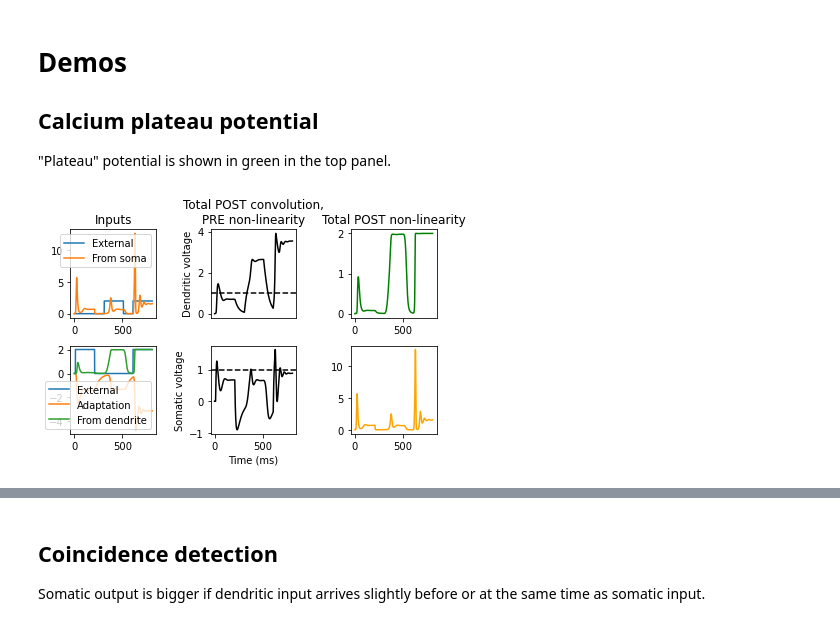
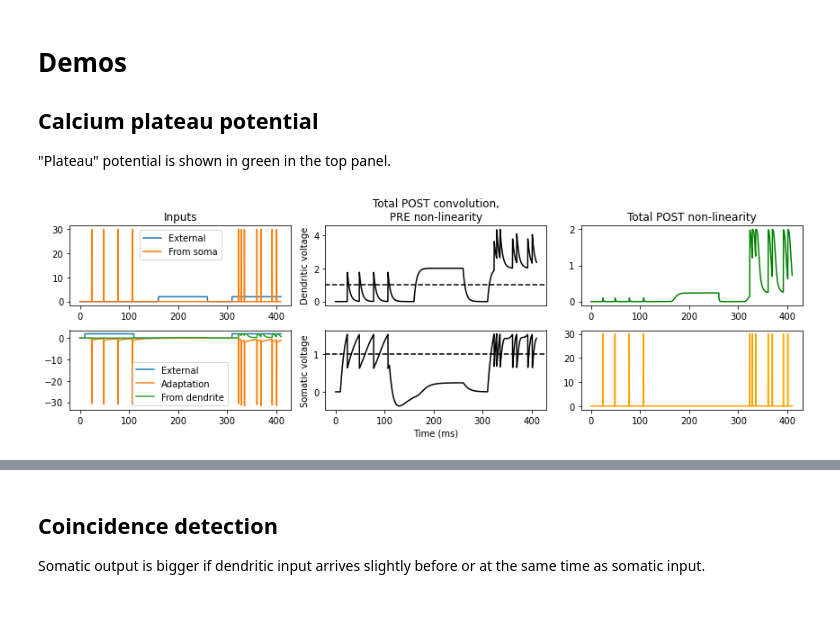
Before and after one commit to nauralcodinglab/linear-nonlinear-dendrites, a Jupyter notebook: emerson-scrap-notebooks/dendro_somatic_interactions.ipynb, the cells around one changed output, grey strips where cells are left out. Cells and saved outputs as stored; diff of their text form; code cells hidden in the pictures.

Commit message:
Dirty notebook with figures sent to Blake & Richard
Notebook needs cleaning up, but figures are probably
good-enough-for-zoom quality.

```diff
--- a/emerson-scrap-notebooks/dendro_somatic_interactions.ipynb
+++ b/emerson-scrap-notebooks/dendro_somatic_interactions.ipynb
@@ -14,7 +14,7 @@ from ezephys import pltools
 # %% [markdown]
 Configure global variables.
 # %%
-TIMESTEP_WIDTH = 0.05
+TIMESTEP_WIDTH = 0.1
 # %% [markdown]
 Simulation code for the model.
 # %%
@@ -188,7 +188,7 @@ class TwoCompartmentNeuron:
             recorder = TwoCompartmentNeuronStateRecord(len(somatic_input), dt)
 
             # Run the simulation.
-            for t_next in trange(1, len(somatic_input) + 1):
+            for t_next in trange(1, len(somatic_input) + 1, leave=False):
                 # Record current state.
                 recorder._record(self.__state)
 
@@ -254,10 +254,13 @@ colors = {
 # %% [markdown]
 Create the model.
 # %%
+adaptation_kernel = get_exponential_kernel(tau_ms=20., kernel_length_ms=200.)
+adaptation_kernel *= 2.
+adaptation_kernel[0] = 1.
 model = TwoCompartmentNeuron(
-    adaptation_kernel=st.BiexponentialSynapticKernel(1., 2., 50., 'auc', 1000., TIMESTEP_WIDTH).kernel.flatten() / 10.,
+    adaptation_kernel=adaptation_kernel,
     somatic_kernel=get_exponential_kernel(tau_ms=10., kernel_length_ms=100.),
-    dendritic_kernel=get_exponential_kernel(tau_ms=40., kernel_length_ms=400.),
-    sodium_nonlinearity=get_sigmoid(1.5, 0.25, 20.),
-    dendritic_nonlinearity=get_sigmoid(1.5, 0.25, 2.)
+    dendritic_kernel=get_exponential_kernel(tau_ms=5., kernel_length_ms=50.),
+    sodium_nonlinearity=lambda x: 0. if x < 1.5 else 30.,
+    dendritic_nonlinearity=get_sigmoid(2.5, 0.25, 2.)
 )
@@ -280,54 +279,53 @@ def delayed_pulse(delay: float, total_duration: float = 125.) -> st.ConvolvedSti
 
 "Plateau" potential is shown in green in the top panel.
 # %%
-somatic_pulse_time = 10
-somatic_input = delayed_pulse(somatic_pulse_time, 60)
-dend_pulse = delayed_pulse(10, 60)
+somatic_input = 0.2 * st.StepStimulus([10, 100, 50, 100, 50, 100], [0, 10, 0, 0, 0, 10], TIMESTEP_WIDTH).command.flatten()
+dendritic_input = 0.2 * st.StepStimulus([10, 100, 50, 100, 50, 100], [0, 0, 0, 10, 0, 10], TIMESTEP_WIDTH).command.flatten()
 
 response = model(
-    0.2 * st.StepStimulus([10, 200, 100, 200, 100, 200], [0, 10, 0, 0, 0, 10], TIMESTEP_WIDTH).command.flatten(),
-    0.2 * st.StepStimulus([10, 200, 100, 200, 100, 200], [0, 0, 0, 10, 0, 10], TIMESTEP_WIDTH).command.flatten()
+    somatic_input,
+    dendritic_input
 )
 
 spec = gs.GridSpec(2, 3, height_ratios=(1, 1))
 
-plt.figure(figsize=(6, 4))
+plt.figure(figsize=(12, 4))
 
 plt.subplot(spec[0, 0])
 plt.title('Inputs')
-plt.plot(response.time, 0.2 * st.StepStimulus([10, 200, 100, 200, 100, 200], [0, 0, 0, 10, 0, 10], TIMESTEP_WIDTH).command.flatten(), label='External')
+plt.plot(response.time, dendritic_input, label='External')
 plt.plot(response.time, response['Vs_tot'], label='From soma')
 plt.legend()
 
 plt.subplot(spec[1, 0])
 plt.plot(
     response.time,
-    0.2 * st.StepStimulus([10, 200, 100, 200, 100, 200], [0, 10, 0, 0, 0, 10], TIMESTEP_WIDTH).command.flatten(), label='External'
+    somatic_input, label='External'
 )
 plt.plot(response.time, -response['Vs_ad'], label='Adaptation')
 plt.plot(response.time, response['Vd_tot'], label='From dendrite')
 plt.legend()
 
 plt.subplot(spec[0, 1])
 plt.title('Total POST convolution,\nPRE non-linearity')
 plt.plot(response.time, response['Vd_linear'], '-', color=colors['Vd_linear'], label=labels['Vd_linear'])
 plt.axhline(1, color='k', ls='--', label='Ca spike threshold')
 plt.ylabel('Dendritic voltage')
 plt.xticks([])
 
 plt.subplot(spec[0, 2])
 plt.title('Total POST non-linearity')
 plt.plot(response.time, response['Vd_tot'], color=colors['Vd_tot'], label=labels['Vd_tot'])
 
 plt.subplot(spec[1, 1])
 plt.plot(response.time, response['Vs_linear'], '-', color=colors['Vs_linear'], label=labels['Vs_linear'])
 plt.axhline(1, color='k', ls='--', label='Na threshold')
 plt.ylabel('Somatic voltage')
 plt.xlabel('Time (ms)')
 
 plt.subplot(spec[1, 2])
 plt.plot(response.time, response['Vs_tot'], '-', color=colors['Vs_tot'])
 
 plt.tight_layout()
 # %% [output]
-[figure, old version]
+[figure, new version]
```
Also changed, not shown: parts of 13 cells of this notebook.
